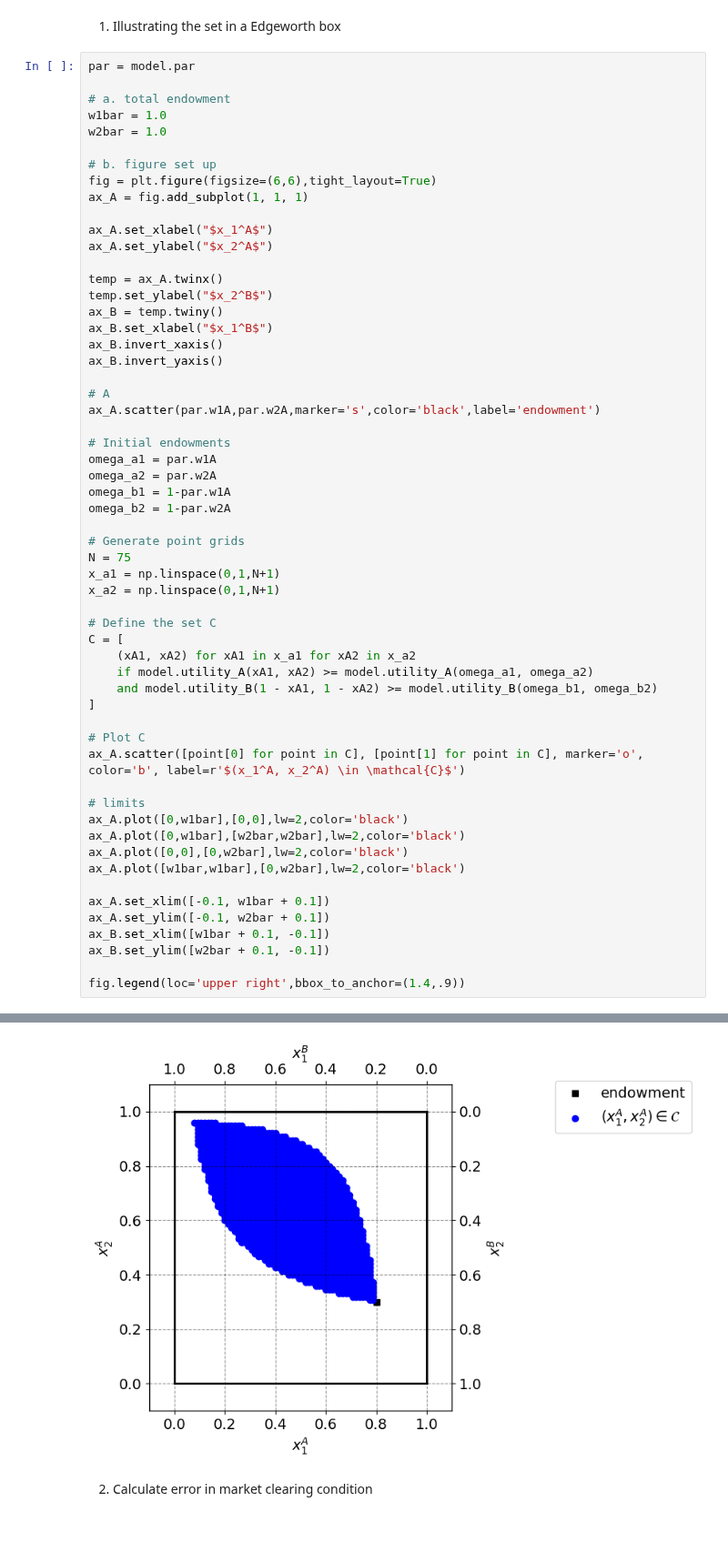
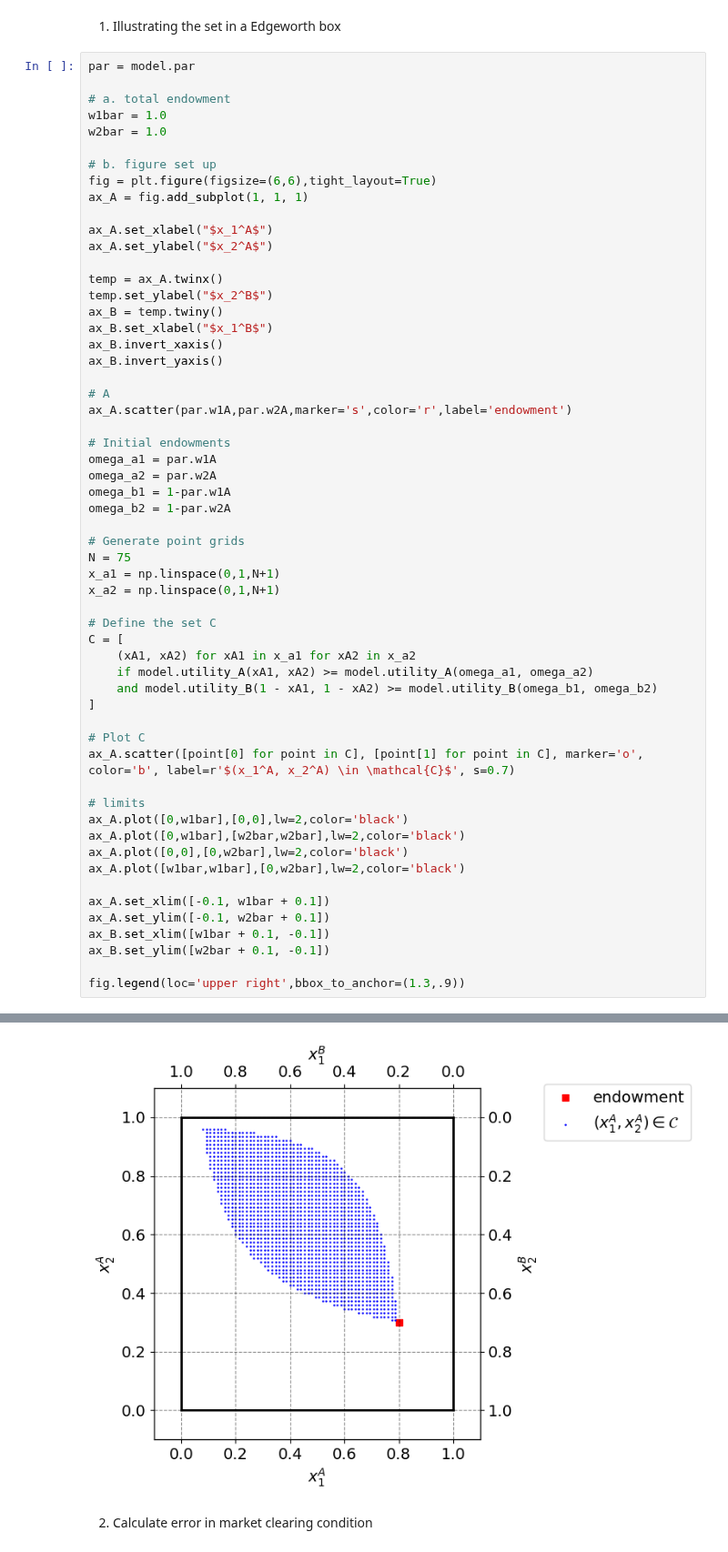
Before and after one commit to NumEconCopenhagen/projects-2024-jbh, a Jupyter notebook: inauguralproject/inauguralproject.ipynb, the cells around one changed output, grey strips where cells are left out. Shown at 91% size. Cells and saved outputs as stored; diff of their text form; blank space fills up the shorter version.

```diff
--- a/inauguralproject/inauguralproject.ipynb
+++ b/inauguralproject/inauguralproject.ipynb
@@ -64,7 +69,7 @@ ax_B.invert_xaxis()
 ax_B.invert_yaxis()
 
 # A
-ax_A.scatter(par.w1A,par.w2A,marker='s',color='black',label='endowment')
+ax_A.scatter(par.w1A,par.w2A,marker='s',color='r',label='endowment')
 
 # Initial endowments
 omega_a1 = par.w1A
@@ -72,36 +77,36 @@ omega_a2 = par.w2A
 omega_b1 = 1-par.w1A
 omega_b2 = 1-par.w2A
 
 # Generate point grids
 N = 75
 x_a1 = np.linspace(0,1,N+1)
 x_a2 = np.linspace(0,1,N+1)
 
 # Define the set C
 C = [
     (xA1, xA2) for xA1 in x_a1 for xA2 in x_a2
     if model.utility_A(xA1, xA2) >= model.utility_A(omega_a1, omega_a2)
     and model.utility_B(1 - xA1, 1 - xA2) >= model.utility_B(omega_b1, omega_b2)
 ]
 
 # Plot C
-ax_A.scatter([point[0] for point in C], [point[1] for point in C], marker='o', color='b', label=r'$(x_1^A, x_2^A) \in \mathcal{C}$')
+ax_A.scatter([point[0] for point in C], [point[1] for point in C], marker='o', color='b', label=r'$(x_1^A, x_2^A) \in \mathcal{C}$', s=0.7)
 
 # limits
 ax_A.plot([0,w1bar],[0,0],lw=2,color='black')
 ax_A.plot([0,w1bar],[w2bar,w2bar],lw=2,color='black')
 ax_A.plot([0,0],[0,w2bar],lw=2,color='black')
 ax_A.plot([w1bar,w1bar],[0,w2bar],lw=2,color='black')
 
 ax_A.set_xlim([-0.1, w1bar + 0.1])
 ax_A.set_ylim([-0.1, w2bar + 0.1])
 ax_B.set_xlim([w1bar + 0.1, -0.1])
 ax_B.set_ylim([w2bar + 0.1, -0.1])
 
-fig.legend(loc='upper right',bbox_to_anchor=(1.4,.9))
+fig.legend(loc='upper right',bbox_to_anchor=(1.3,.9))
 # %% [output]
 <matplotlib.legend.Legend at 0x...>
-[figure, old version]
+[figure, new version]
 # %% [markdown]
 2. Calculate error in market clearing condition
 # %%
```
Also changed, not shown: parts of 13 cells of this notebook, 1 other file.
